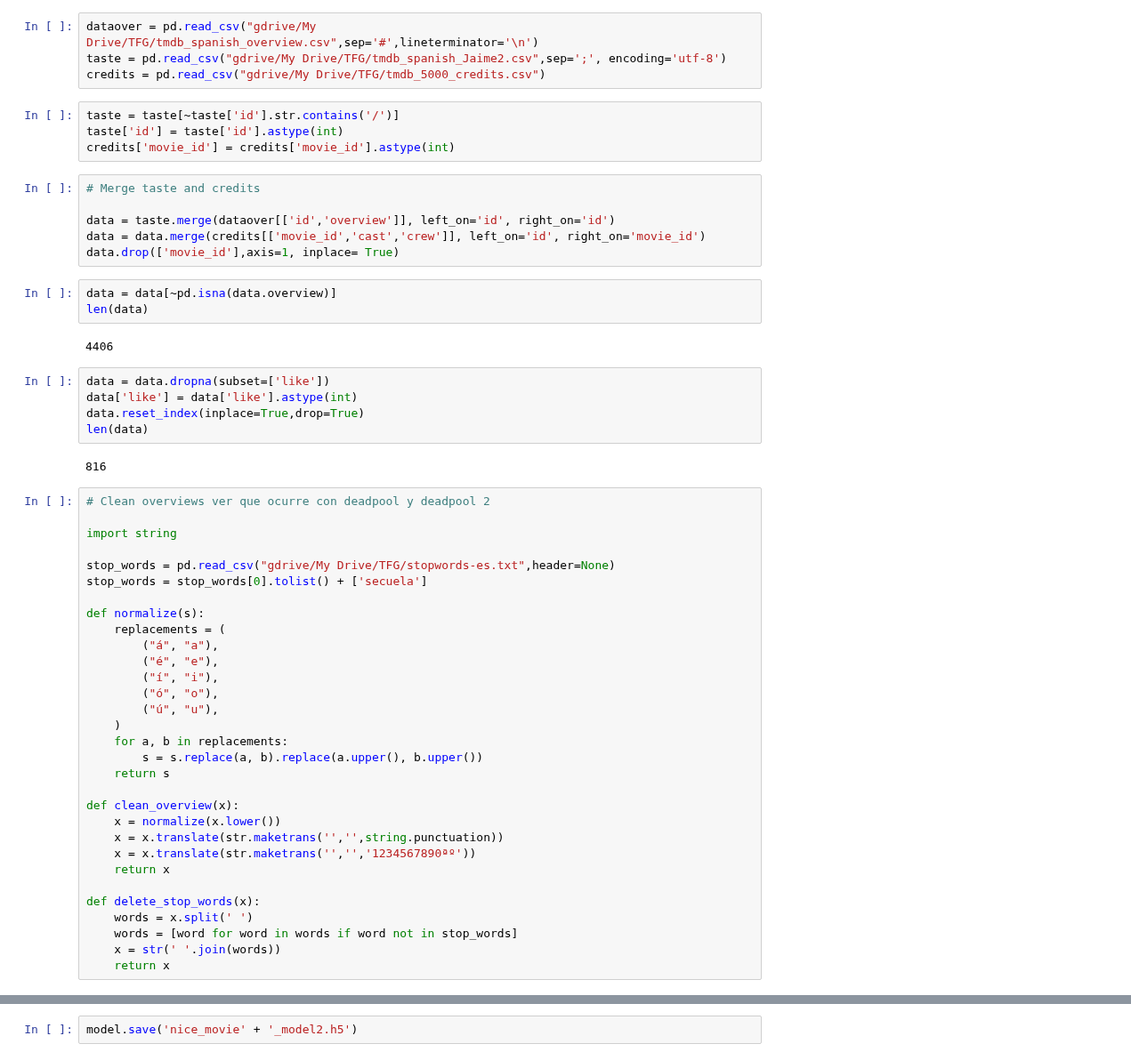
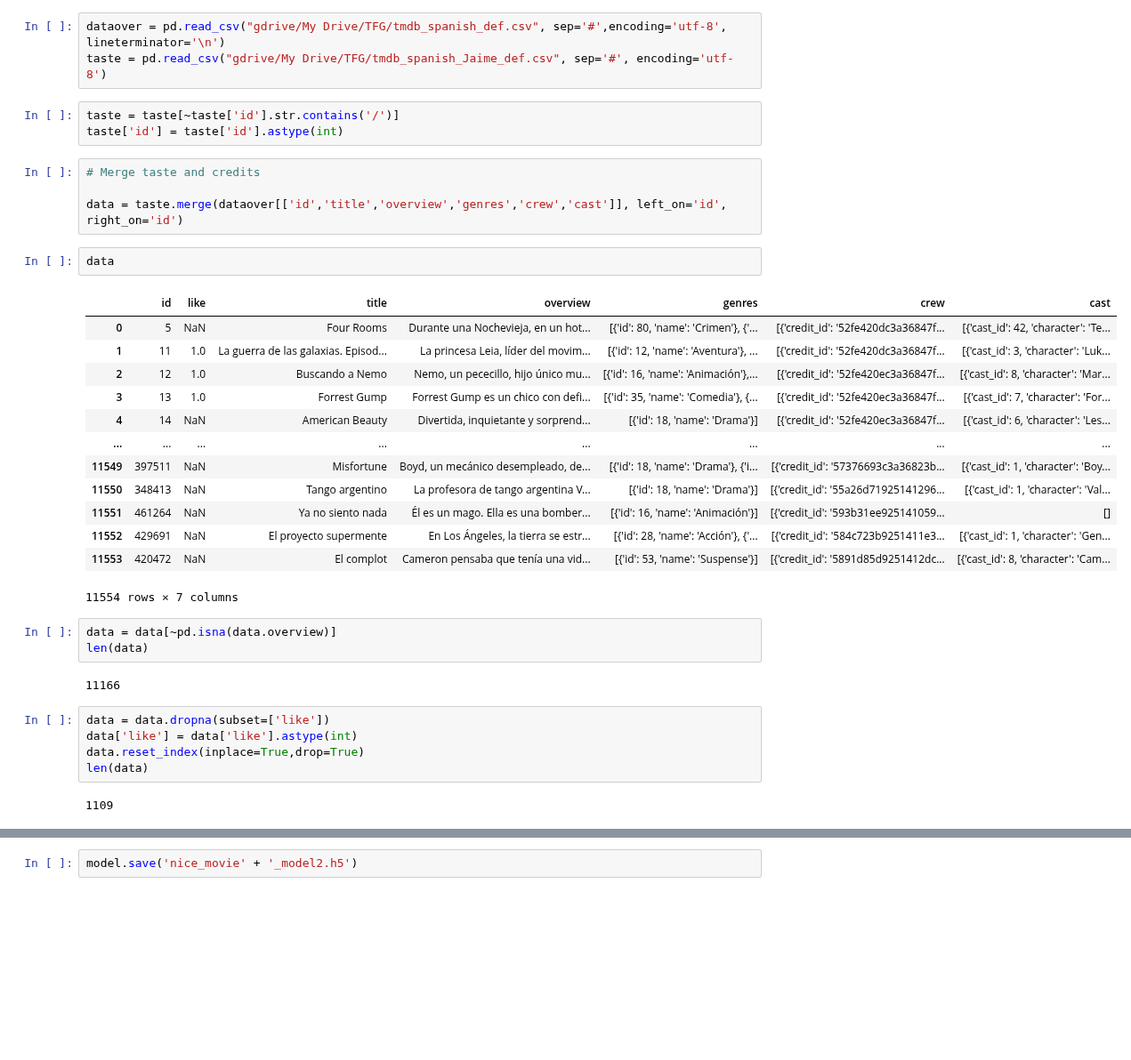
Before and after one commit to Jaimemorillo/ShouldIwatchThisMovie, a Jupyter notebook: notebooks/poc/nice_movie_model.ipynb, the cells around one changed output, grey strips where cells are left out. Shown at 89% size. Cells and saved outputs as stored; diff of their text form; blank space fills up the shorter version.

```diff
--- a/notebooks/poc/nice_movie_model.ipynb
+++ b/notebooks/poc/nice_movie_model.ipynb
@@ -36,57 +79,38 @@ print(tf.__version__)
 # %%
-dataover = pd.read_csv("gdrive/My Drive/TFG/tmdb_spanish_overview.csv",sep='#',lineterminator='\n')
-taste = pd.read_csv("gdrive/My Drive/TFG/tmdb_spanish_Jaime2.csv",sep=';', encoding='utf-8')
-credits = pd.read_csv("gdrive/My Drive/TFG/tmdb_5000_credits.csv")
+dataover = pd.read_csv("gdrive/My Drive/TFG/tmdb_spanish_def.csv", sep='#',encoding='utf-8', lineterminator='\n')
+taste = pd.read_csv("gdrive/My Drive/TFG/tmdb_spanish_Jaime_def.csv", sep='#', encoding='utf-8')
 # %%
 taste = taste[~taste['id'].str.contains('/')]
 taste['id'] = taste['id'].astype(int)
-credits['movie_id'] = credits['movie_id'].astype(int)
 # %%
 # Merge taste and credits
 
-data = taste.merge(dataover[['id','overview']], left_on='id', right_on='id')
-data = data.merge(credits[['movie_id','cast','crew']], left_on='id', right_on='movie_id')
-data.drop(['movie_id'],axis=1, inplace= True)
+data = taste.merge(dataover[['id','title','overview','genres','crew','cast']], left_on='id', right_on='id')
+# %%
+data
+# %% [output]
+|  | id | like | title | overview | genres | crew | cast |
+| 0 | 5 | NaN | Four Rooms | Durante una Nochevieja, en un hot... | [{'id': 80, 'name': 'Crimen'}, {'... | [{'credit_id': '52fe420dc3a36847f... | [{'cast_id': 42, 'character': 'Te... |
+| 1 | 11 | 1.0 | La guerra de las galaxias. Episod... | La princesa Leia, líder del movim... | [{'id': 12, 'name': 'Aventura'}, ... | [{'credit_id': '52fe420dc3a36847f... | [{'cast_id': 3, 'character': 'Luk... |
+| 2 | 12 | 1.0 | Buscando a Nemo | Nemo, un pececillo, hijo único mu... | [{'id': 16, 'name': 'Animación'},... | [{'credit_id': '52fe420ec3a36847f... | [{'cast_id': 8, 'character': 'Mar... |
+| 3 | 13 | 1.0 | Forrest Gump | Forrest Gump es un chico con defi... | [{'id': 35, 'name': 'Comedia'}, {... | [{'credit_id': '52fe420ec3a36847f... | [{'cast_id': 7, 'character': 'For... |
+| 4 | 14 | NaN | American Beauty | Divertida, inquietante y sorprend... | [{'id': 18, 'name': 'Drama'}] | [{'credit_id': '52fe420ec3a36847f... | [{'cast_id': 6, 'character': 'Les... |
+| ... | ... | ... | ... | ... | ... | ... | ... |
+| 11549 | 397511 | NaN | Misfortune | Boyd, un mecánico desempleado, de... | [{'id': 18, 'name': 'Drama'}, {'i... | [{'credit_id': '57376693c3a36823b... | [{'cast_id': 1, 'character': 'Boy... |
+| 11550 | 348413 | NaN | Tango argentino | La profesora de tango argentina V... | [{'id': 18, 'name': 'Drama'}] | [{'credit_id': '55a26d71925141296... | [{'cast_id': 1, 'character': 'Val... |
+| 11551 | 461264 | NaN | Ya no siento nada | Él es un mago. Ella es una bomber... | [{'id': 16, 'name': 'Animación'}] | [{'credit_id': '593b31ee925141059... | [] |
+| 11552 | 429691 | NaN | El proyecto supermente | En Los Ángeles, la tierra se estr... | [{'id': 28, 'name': 'Acción'}, {'... | [{'credit_id': '584c723b9251411e3... | [{'cast_id': 1, 'character': 'Gen... |
+| 11553 | 420472 | NaN | El complot | Cameron pensaba que tenía una vid... | [{'id': 53, 'name': 'Suspense'}] | [{'credit_id': '5891d85d9251412dc... | [{'cast_id': 8, 'character': 'Cam... |
+11554 rows × 7 columns
 # %%
 data = data[~pd.isna(data.overview)]
 len(data)
 # %% [output]
-4406
+11166
 # %%
 data = data.dropna(subset=['like'])
 data['like'] = data['like'].astype(int)
 data.reset_index(inplace=True,drop=True)
 len(data)
 # %% [output]
-816
+1109
-# %%
-# Clean overviews ver que ocurre con deadpool y deadpool 2
-
-import string
-
-stop_words = pd.read_csv("gdrive/My Drive/TFG/stopwords-es.txt",header=None)
-stop_words = stop_words[0].tolist() + ['secuela']
-
-def normalize(s):
-    replacements = (
-        ("á", "a"),
-        ("é", "e"),
-        ("í", "i"),
-        ("ó", "o"),
-        ("ú", "u"),
-    )
-    for a, b in replacements:
-        s = s.replace(a, b).replace(a.upper(), b.upper())
-    return s
-
-def clean_overview(x):
-    x = normalize(x.lower())
-    x = x.translate(str.maketrans('','',string.punctuation))
-    x = x.translate(str.maketrans('','','1234567890ªº'))
-    return x
-
-def delete_stop_words(x):
-    words = x.split(' ')
-    words = [word for word in words if word not in stop_words]
-    x = str(' '.join(words))
-    return x
```
Also changed, not shown: parts of 81 cells of this notebook, 1 other file.
